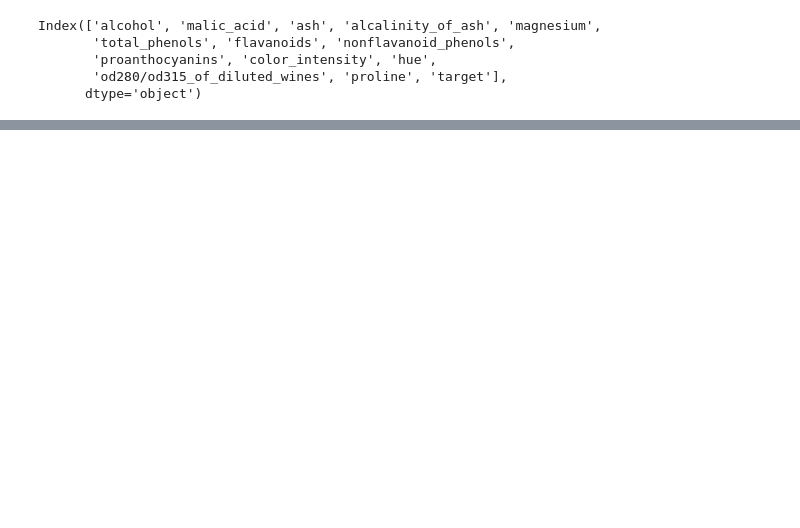
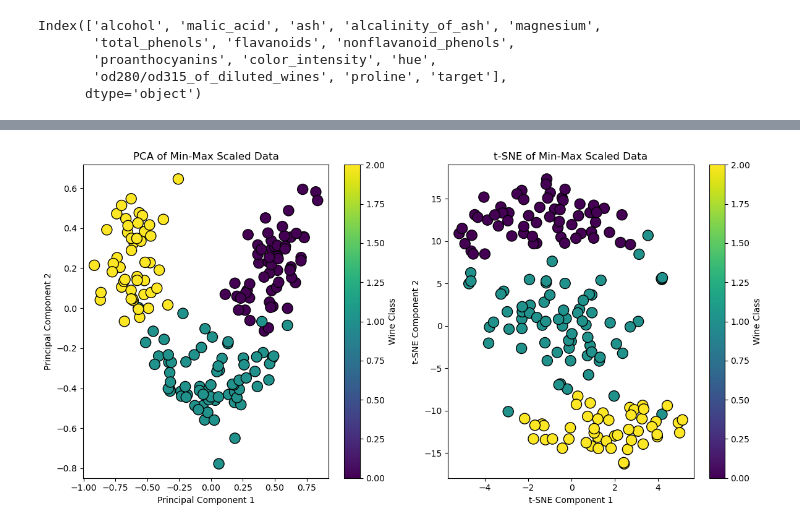
Before and after one commit to john1256/KASI_Ms, a Jupyter notebook: 2025/Data_Science/Week5 code and data/Assignment_5.ipynb, the cells around one changed output, grey strips where cells are left out. Drawn from its saved outputs; the diff is of its cells as text; code cells hidden in the pictures; blank space fills up the shorter version.

```diff
--- a/2025/Data_Science/Week5 code and data/Assignment_5.ipynb
+++ b/2025/Data_Science/Week5 code and data/Assignment_5.ipynb
@@ -78,0 +129,31 @@ Text(0.5, 1.0, 't-SNE of Wine Dataset')
+# %%
+from sklearn.preprocessing import MinMaxScaler
+x_minmax = MinMaxScaler().fit_transform(X)
+
+# PCA on min-max scaled data
+pca_minmax = PCA(n_components=2)
+X_pca_minmax = pca_minmax.fit_transform(x_minmax)
+
+# t-SNE on min-max scaled data
+tsne_minmax = TSNE(n_components=2, random_state=42)
+X_tsne_minmax = tsne_minmax.fit_transform(x_minmax)
+
+# Visualize the results
+
+fig, ax = plt.subplots(1,2, figsize=(12, 6))
+
+scatter1 = ax[0].scatter(X_pca_minmax[:, 0], X_pca_minmax[:, 1], c=y, cmap='viridis', edgecolor='k', s=150)
+ax[0].set_xlabel('Principal Component 1')
+ax[0].set_ylabel('Principal Component 2')
+ax[0].set_title('PCA of Min-Max Scaled Data')
+
+scatter2 = ax[1].scatter(X_tsne_minmax[:, 0], X_tsne_minmax[:, 1], c=y, cmap='viridis', edgecolor='k', s=150)
+ax[1].set_xlabel('t-SNE Component 1')
+ax[1].set_ylabel('t-SNE Component 2')
+ax[1].set_title('t-SNE of Min-Max Scaled Data')
+plt.colorbar(scatter1, ax = ax[0], label = 'Wine Class')
+plt.colorbar(scatter2, ax = ax[1], label = 'Wine Class')
+plt.tight_layout()
+plt.show()
+# %% [output]
+[figure, added]
```
Also changed, not shown: parts of 10 cells of this notebook, 2 other files.
